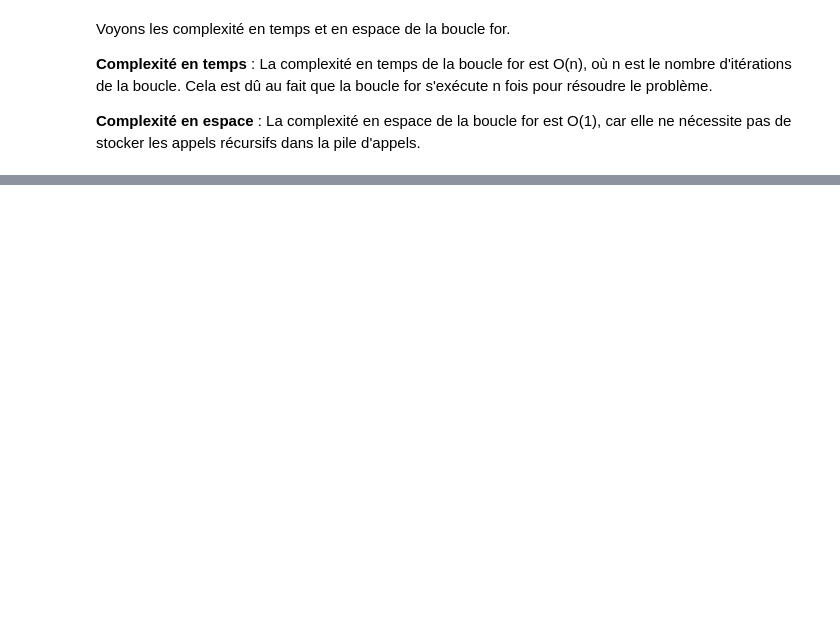
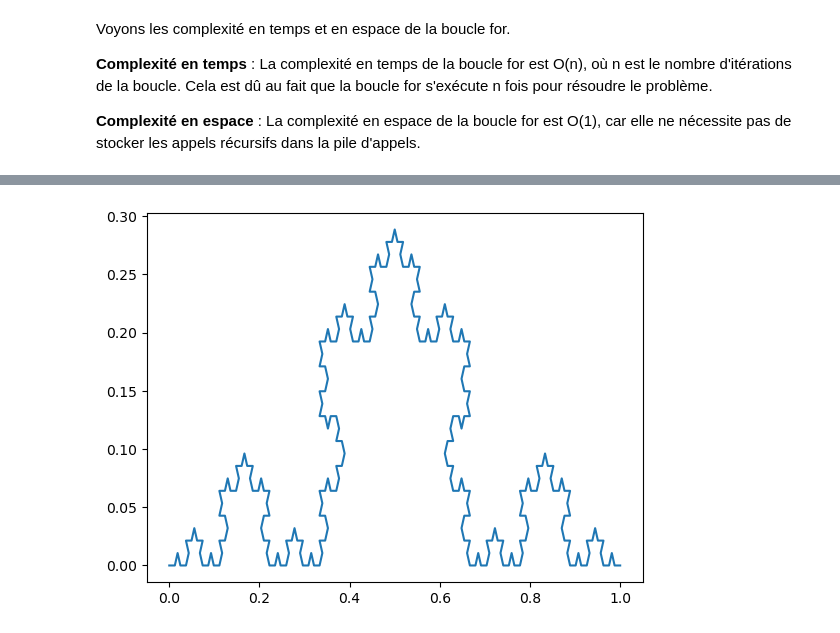
Before and after one commit to WillHCode/HEH-Help, a Jupyter notebook: sample.ipynb, the cells around one changed output, grey strips where cells are left out. Drawn from its saved outputs; the diff is of its cells as text; code cells hidden in the pictures; blank space fills up the shorter version.

```diff
--- a/sample.ipynb
+++ b/sample.ipynb
@@ -161,0 +325,16 @@ Voyons les complexité en temps et en espace de la boucle for.
+# %%
+bigger_graph = {}
+for i in range(2000):
+    bigger_graph[str(i)] = [str(j) for j in range(i+1, i+10)]
+# %%
+tmp_ms1 = current_milli_time()
+r = dfs_recursive(bigger_graph, '0')
+tmp_ms2 = current_milli_time() - tmp_ms1
+
+print(tmp_ms2, "ms")
+
+tmp_ms1 = current_milli_time()
+i = dfs_iterative(bigger_graph, '0')
+tmp_ms2 = current_milli_time() - tmp_ms1
+
+print(tmp_ms2, "ms")
@@ -161,0 +370,27 @@ Voyons les complexité en temps et en espace de la boucle for.
+# %%
+# Exemple du Flocon de Koch
+import matplotlib.pyplot as plt
+
+def koch_snowflake(n):
+    # Cas de base
+    if n == 0:
+        return [(0, 0), (1, 0)]
+    else:
+        points = koch_snowflake(n-1) # Appel récursif
+        new_points = []
+        for i in range(len(points)-1):
+            x1, y1 = points[i]
+            x2, y2 = points[i+1]
+            new_points.append((x1, y1))
+            new_points.append(((2*x1 + x2)/3, (2*y1 + y2)/3))
+            new_points.append(((x1 + x2)/2 - (y2 - y1)*(3**0.5)/6, (x2 - x1)*(3**0.5)/6 + (y1 + y2)/2))
+            new_points.append(((x1 + 2*x2)/3, (y1 + 2*y2)/3))
+        new_points.append(points[-1])
+        return new_points
+
+points = koch_snowflake(4)
+x, y = zip(*points)
+plt.plot(x, y)
+plt.show()
+# %% [output]
+[figure, added]
```
Also changed, not shown: parts of 23 cells of this notebook, 1 other file.
